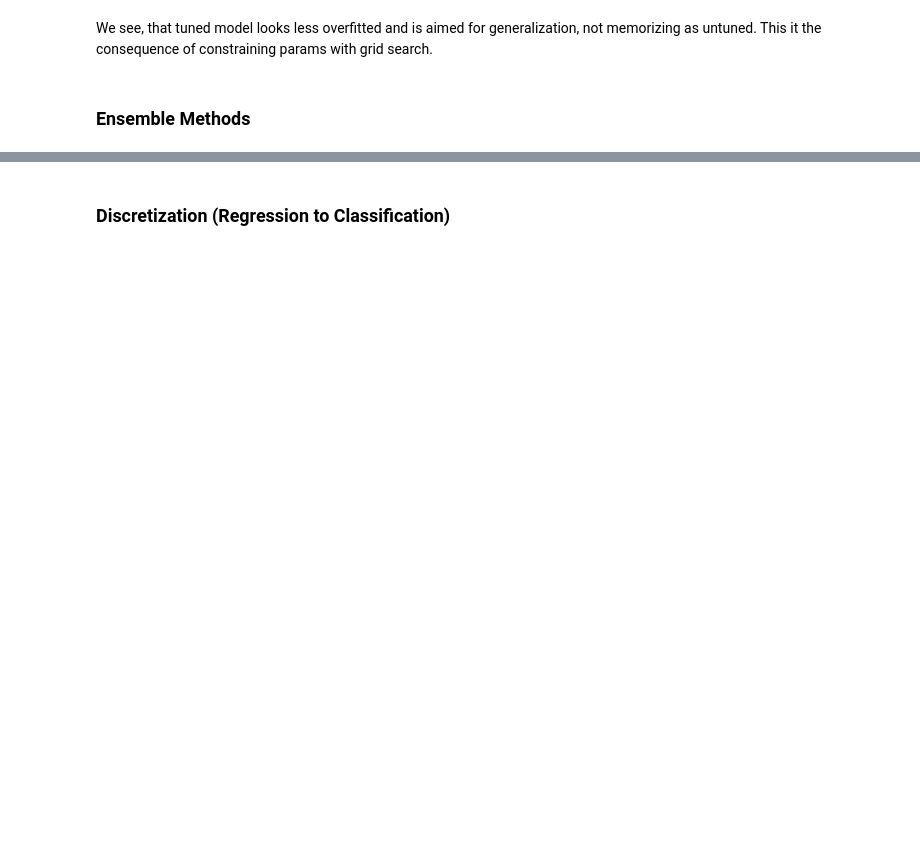
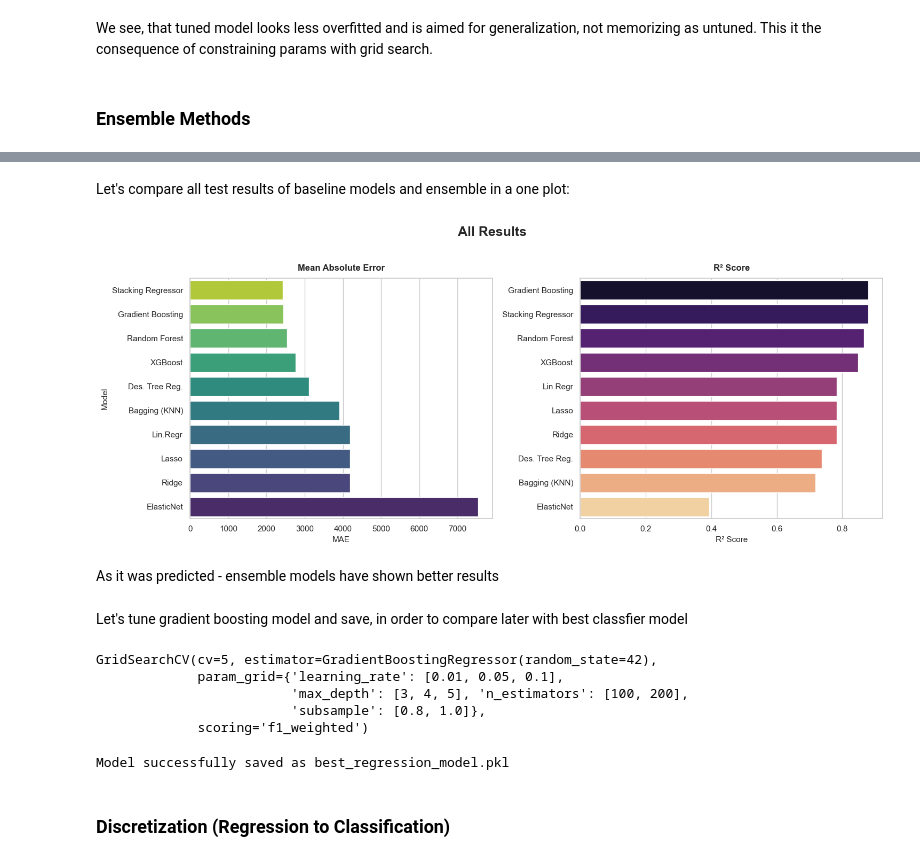
Before and after one commit to kolyakr/Comprehensive-Analysis-of-Medical-Insurance-Costs, a Jupyter notebook: code.ipynb, the cells around one changed output, grey strips where cells are left out. Drawn from its saved outputs; the diff is of its cells as text; code cells hidden in the pictures; blank space fills up the shorter version.

```diff
--- a/code.ipynb
+++ b/code.ipynb
@@ -410,3 +471,53 @@ We see, that tuned model looks less overfitted and is aimed for generalization,
+# %% [markdown]
+Let's compare all test results of baseline models and ensemble in a one plot:
+# %%
+all_results_df = pd.concat([baseline_eval_results_df, ensemble_eval_results_df])
+
+plot_regression_metrics(all_results_df, title="All Results")
+# %% [output]
+[figure, added]
+# %% [markdown]
+As it was predicted - ensemble models have shown better results
+# %% [markdown]
+Let's tune gradient boosting model and save, in order to compare later with best classfier model
+# %%
+model = GradientBoostingRegressor(n_estimators=100, random_state=42)
+
+param_grid = {
+    'n_estimators': [100, 200],
+    'learning_rate': [0.01, 0.05, 0.1],
+    'max_depth': [3, 4, 5],
+    'subsample': [0.8, 1.0]
+}
+
+grid = GridSearchCV(
+    estimator=model,
+    param_grid=param_grid,
+    scoring="f1_weighted",
+    cv=5,
+    refit=True
+)
+
+grid.fit(X_train_transformed, y_train)
+# %% [output]
+GridSearchCV(cv=5, estimator=GradientBoostingRegressor(random_state=42),
+             param_grid={'learning_rate': [0.01, 0.05, 0.1],
+                         'max_depth': [3, 4, 5], 'n_estimators': [100, 200],
+                         'subsample': [0.8, 1.0]},
+             scoring='f1_weighted')
+# %%
+best_regression_model = grid.best_estimator_
+
+best_model = grid.best_estimator_
+
+filename = 'best_regression_model.pkl'
+
+with open(filename, 'wb') as file:
+    pickle.dump(best_model, file)
+
+print(f"Model successfully saved as {filename}")
+# %% [output]
+Model successfully saved as best_regression_model.pkl
 # %% [markdown]
 <a id="discrete"></a>
 ### Discretization (Regression to Classification)
```
Also changed, not shown: parts of 72 cells of this notebook.
